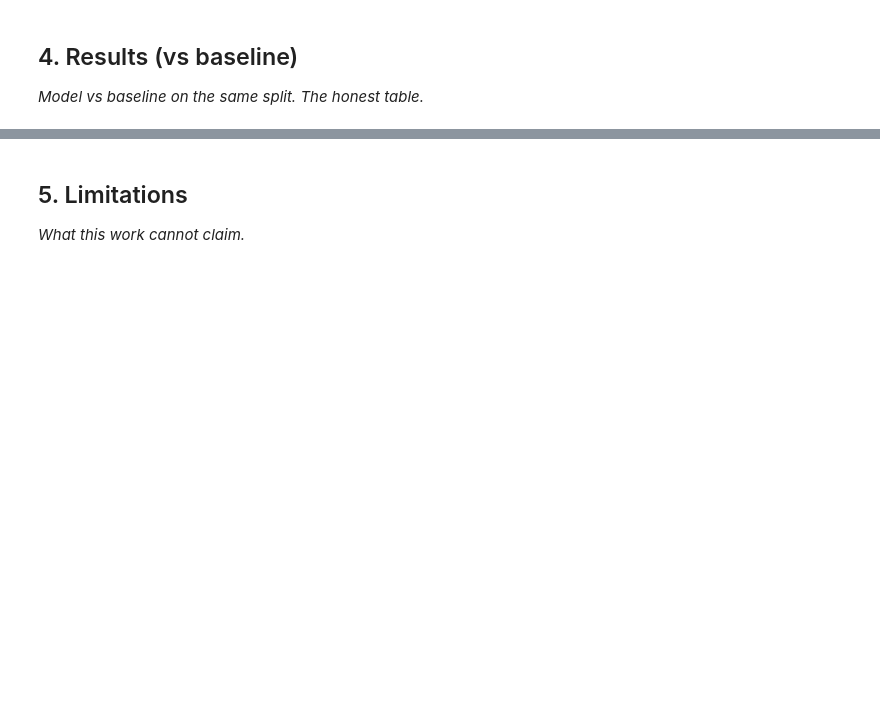
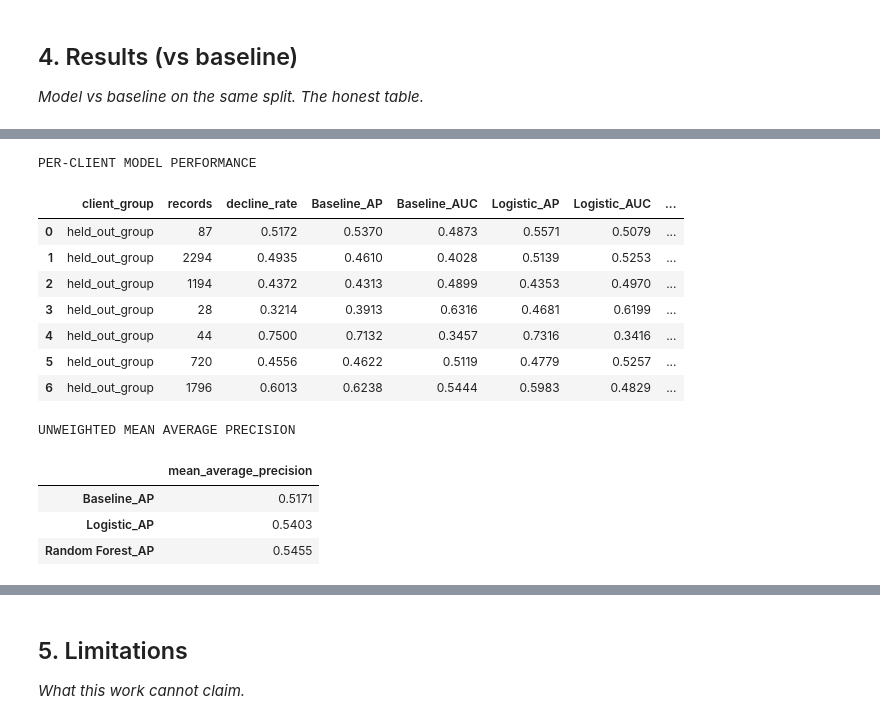
Before and after one commit to genius1oak/ConvexML, a Jupyter notebook: work/notebooks/capstone.ipynb, the cells around one changed output, grey strips where cells are left out. Drawn from its saved outputs; the diff is of its cells as text; code cells hidden in the pictures; blank space fills up the shorter version.

```diff
--- a/work/notebooks/capstone.ipynb
+++ b/work/notebooks/capstone.ipynb
@@ -24,0 +720,63 @@ This skeleton is yours to fill. Work the sections **in order** — each one has
+# %%
+
+from sklearn.metrics import average_precision_score, roc_auc_score
+
+client_metric_rows = []
+
+for client_id, group in test_diagnostics.groupby("client_id"):
+
+    actual = group["actual_decline"].to_numpy()
+
+    row = {
+        "client_group": "held_out_group",
+        "records": len(group),
+        "decline_rate": actual.mean()
+    }
+
+    for model_name, score_column in [
+        ("Baseline", "freshness_score"),
+        ("Logistic", "logistic_score"),
+        ("Random Forest", "forest_score")
+    ]:
+        scores = group[score_column].to_numpy()
+
+        row[f"{model_name}_AP"] = average_precision_score(
+            actual, scores
+        )
+
+        # ROC-AUC requires both target classes
+        if len(np.unique(actual)) == 2:
+            row[f"{model_name}_AUC"] = roc_auc_score(
+                actual, scores
+            )
+        else:
+            row[f"{model_name}_AUC"] = np.nan
+
+    client_metric_rows.append(row)
+
+client_metrics = pd.DataFrame(client_metric_rows)
+
+print("PER-CLIENT MODEL PERFORMANCE")
+display(client_metrics.round(4))
+
+print("\nUNWEIGHTED MEAN AVERAGE PRECISION")
+display(
+    client_metrics[
+        ["Baseline_AP", "Logistic_AP", "Random Forest_AP"]
+    ].mean().to_frame("mean_average_precision").round(4)
+)
+# %% [output]
+PER-CLIENT MODEL PERFORMANCE
+|  | client_group | records | decline_rate | Baseline_AP | Baseline_AUC | Logistic_AP | Logistic_AUC | ... |
+| 0 | held_out_group | 87 | 0.5172 | 0.5370 | 0.4873 | 0.5571 | 0.5079 | ... |
+| 1 | held_out_group | 2294 | 0.4935 | 0.4610 | 0.4028 | 0.5139 | 0.5253 | ... |
+| 2 | held_out_group | 1194 | 0.4372 | 0.4313 | 0.4899 | 0.4353 | 0.4970 | ... |
+| 3 | held_out_group | 28 | 0.3214 | 0.3913 | 0.6316 | 0.4681 | 0.6199 | ... |
+| 4 | held_out_group | 44 | 0.7500 | 0.7132 | 0.3457 | 0.7316 | 0.3416 | ... |
+| 5 | held_out_group | 720 | 0.4556 | 0.4622 | 0.5119 | 0.4779 | 0.5257 | ... |
+| 6 | held_out_group | 1796 | 0.6013 | 0.6238 | 0.5444 | 0.5983 | 0.4829 | ... |
+UNWEIGHTED MEAN AVERAGE PRECISION
+|  | mean_average_precision |
+| Baseline_AP | 0.5171 |
+| Logistic_AP | 0.5403 |
+| Random Forest_AP | 0.5455 |
```
Also changed, not shown: parts of 23 cells of this notebook.
